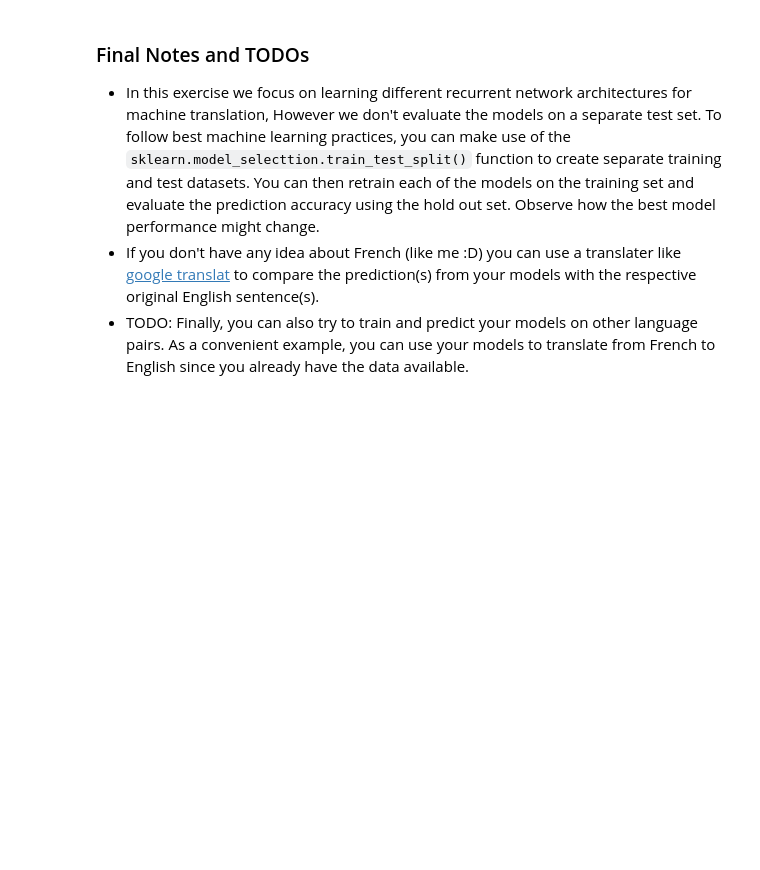
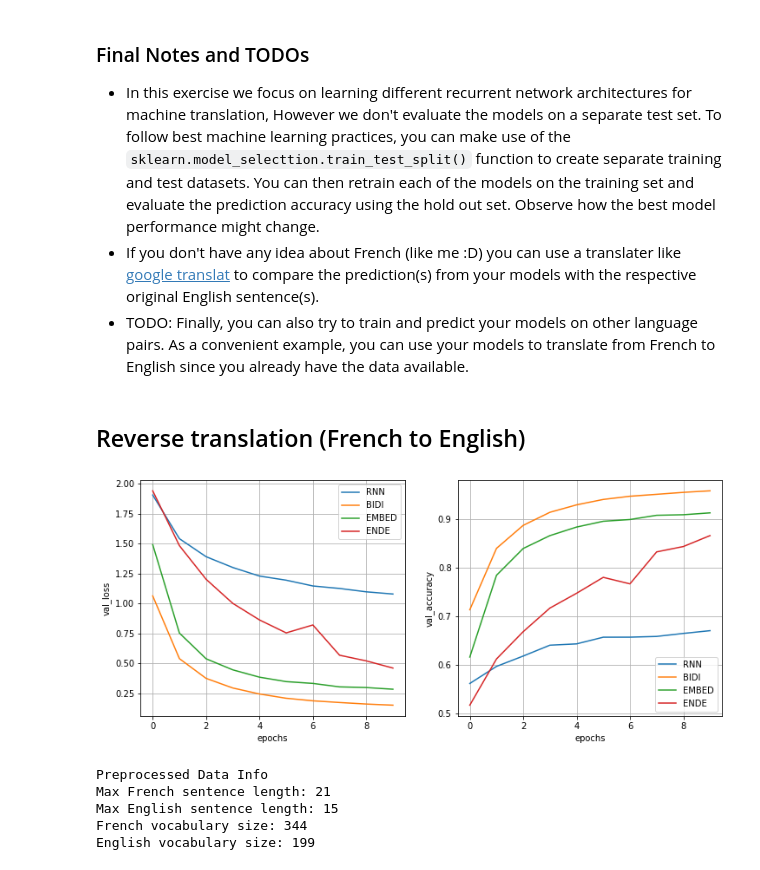
Before and after one commit to lmocsary/GDA_Track3B, a Jupyter notebook: Quests/Translation_LM.ipynb, the cells around one changed output. Saved outputs shown, nothing was run; the diff lists cells and outputs as text; code cells hidden in the pictures; blank space fills up the shorter version.

```diff
--- a/Quests/Translation_LM.ipynb
+++ b/Quests/Translation_LM.ipynb
@@ -232,0 +243,5 @@ from keras.callbacks import EarlyStopping
+# %%
+# this step is necessary in order to set the length of the input sequences not shorter than the output length
+print("Before: ",preproc_english_sentences.shape)
+preproc_english_sentences = pad(preproc_english_sentences, length=max_french_sequence_length)
+print("After: ",preproc_english_sentences.shape)
@@ -352,0 +608,14 @@ def encdec_model(input_shape, output_sequence_length, english_vocab_size, french
+# %%
+# OPTIONAL: Train and Print prediction(s)
+
+model_encdec.compile(loss=sparse_categorical_crossentropy,
+              optimizer=Adam(0.005),
+              metrics=['accuracy'])
+
+# TODO: Preprocess and reshape the input to work with a basic RNN. (Hint: Use preproc_english_sentences, preproc_french_sentences and reshape function from keras)
+X, y = preproc_english_sentences, preproc_french_sentences
+X  = X.reshape(-1, X.shape[1], 1)
+print(X.shape, y.shape)
+
+# TODO: Train the network you built in rnn_model. What size do you choose for the epochs, batch_size and validation_split?
+histencdec = model_encdec.fit(X, y, validation_split=0.2, epochs=10, batch_size=1000, verbose=1,callbacks=[EarlyStoping])
@@ -376,3 +687,5 @@ def model_final(input_shape, output_sequence_length, english_vocab_size, french_
 *   In this exercise we focus on  learning different recurrent network architectures for machine translation, However we don't evaluate the models on a separate test set. To follow best machine learning practices, you can make use of the `sklearn.model_selecttion.train_test_split()` function to create separate training and test datasets. You can then retrain each of the models on the training set and evaluate the prediction accuracy using the hold out set. Observe how the best model performance might change.
 * If you don't have any idea about French (like me :D) you can use a translater like [google translat](https://translate.google.com/) to compare the prediction(s) from your models with the respective original English sentence(s).
 *   TODO: Finally, you can also try to train and predict your models on other language pairs. As a convenient example, you can use your models to translate from French to English since you already have the data available.
+# %% [markdown]
+## Reverse translation (French to English)
@@ -378,0 +694,48 @@ def model_final(input_shape, output_sequence_length, english_vocab_size, french_
+# %%
+import matplotlib.pyplot as plt
+
+# histbd.history.
+plt.figure(figsize=(12,5))
+plt.subplot(121)
+plt.plot(history.history.get('val_loss'), label='RNN')
+plt.plot(histbd.history.get('val_loss'), label='BIDI')
+plt.plot(histemb.history.get('val_loss'), label='EMBED')
+plt.plot(histencdec.history.get('val_loss'), label='ENDE')
+plt.xlabel('epochs')
+plt.ylabel('val_loss')
+plt.grid()
+plt.legend()
+plt.subplot(122)
+plt.plot(history.history.get('val_accuracy'), label='RNN')
+plt.plot(histbd.history.get('val_accuracy'), label='BIDI')
+plt.plot(histemb.history.get('val_accuracy'), label='EMBED')
+plt.plot(histencdec.history.get('val_accuracy'), label='ENDE')
+plt.xlabel('epochs')
+plt.ylabel('val_accuracy')
+plt.grid()
+plt.legend()
+plt.show()
+# %% [output]
+[figure, added]
+# %%
+# execute a new preprocessing with exchanged input/output languages
+
+preproc_french_sentences, preproc_english_sentences, french_tokenizer, english_tokenizer =\
+    preprocess(french_text, english_text)
+
+max_french_sequence_length = preproc_french_sentences.shape[1]
+max_english_sequence_length = preproc_english_sentences.shape[1]
+french_vocab_size = len(french_tokenizer.word_index)
+english_vocab_size = len(english_tokenizer.word_index)
+
+print('Preprocessed Data Info')
+print("Max French sentence length:", max_french_sequence_length)
+print("Max English sentence length:", max_english_sequence_length)
+print("French vocabulary size:", french_vocab_size)
+print("English vocabulary size:", english_vocab_size)
+# %% [output]
+Preprocessed Data Info
+Max French sentence length: 21
+Max English sentence length: 15
+French vocabulary size: 344
+English vocabulary size: 199
```
Also changed, not shown: parts of 33 cells of this notebook.
